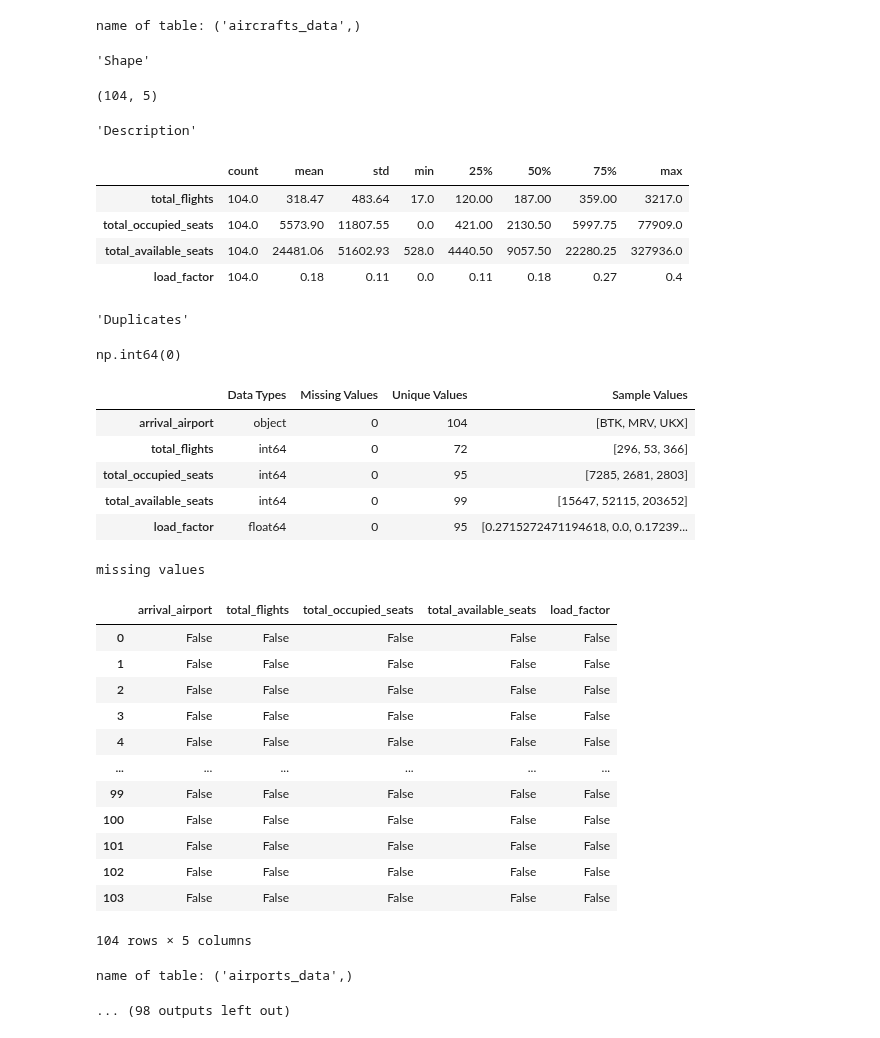
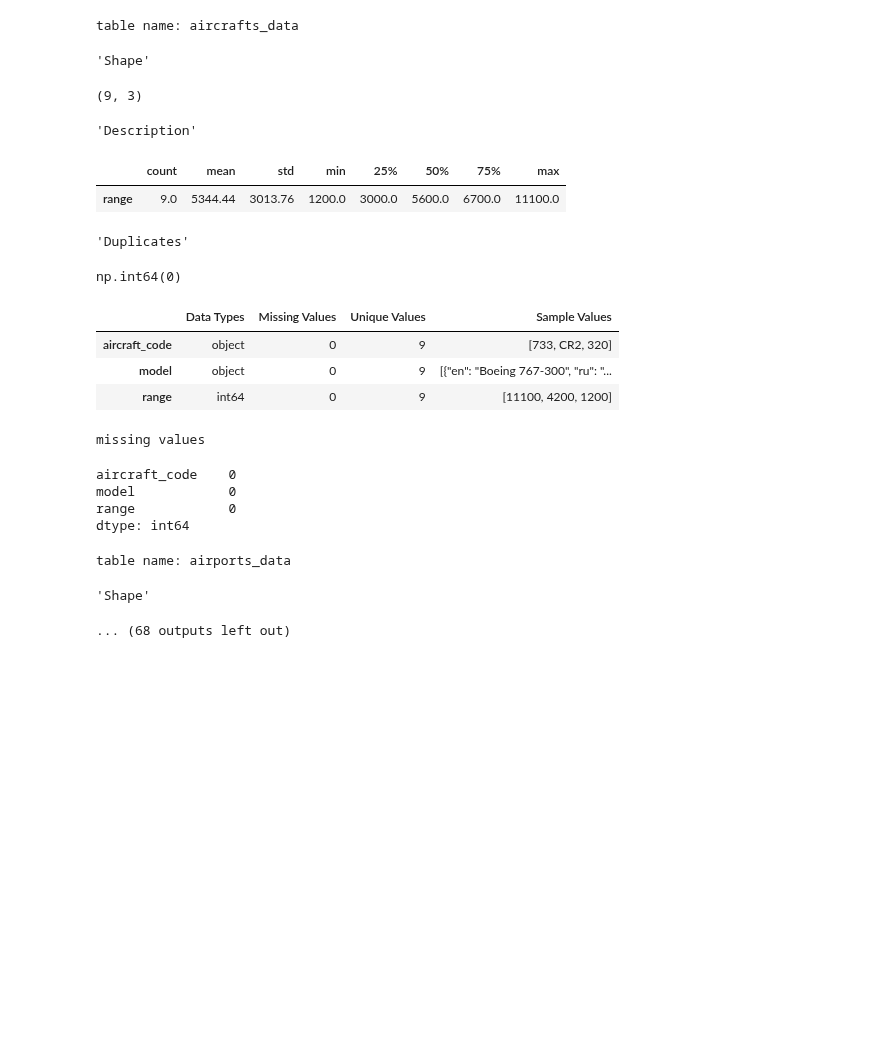
Before and after one commit to YamenNahhas/my-data-project, a Jupyter notebook: notebooks/Airline Data Analysis Using SQL/EDA und Datareinigung.ipynb, the cells around one changed output. Drawn from its saved outputs; the diff is of its cells as text; code cells hidden in the pictures; blank space fills up the shorter version.

```diff
--- a/notebooks/Airline Data Analysis Using SQL/EDA und Datareinigung.ipynb
+++ b/notebooks/Airline Data Analysis Using SQL/EDA und Datareinigung.ipynb
@@ -83,59 +80,48 @@ conn.close()
 # %%
 #Die explorative Datenanalyse (EDA)
 for tabel in tabels:
-    print('name of table:', tabel)
+    table_name = tabel[0]
+    print('table name:', table_name)
+    df_tabel = pd.read_sql_query(f"SELECT * FROM {table_name}", conn)
     display(
         "Shape",
         df_tabel.shape,
     "Description",
     df_tabel.describe().round(2).T,
     "Duplicates",
     df_tabel.duplicated().sum(),
     )
 
 
     overview = pd.DataFrame(
         {
             "Data Types": df_tabel.dtypes,
             "Missing Values": df_tabel.isnull().sum(),
             "Unique Values": df_tabel.nunique(),
             "Sample Values": [df_tabel[col].sample(3).tolist() for col in df_tabel.columns]
         })
     display(overview)
     print('missing values')
-    display(df_tabel.isna())
+    display(df_tabel.isna().sum())
     print('\n'*2)
 # %% [output]
-name of table: ('aircrafts_data',)
+table name: aircrafts_data
 'Shape'
-(104, 5)
+(9, 3)
 'Description'
 |  | count | mean | std | min | 25% | 50% | 75% | max |
-| total_flights | 104.0 | 318.47 | 483.64 | 17.0 | 120.00 | 187.00 | 359.00 | 3217.0 |
-| total_occupied_seats | 104.0 | 5573.90 | 11807.55 | 0.0 | 421.00 | 2130.50 | 5997.75 | 77909.0 |
-| total_available_seats | 104.0 | 24481.06 | 51602.93 | 528.0 | 4440.50 | 9057.50 | 22280.25 | 327936.0 |
-| load_factor | 104.0 | 0.18 | 0.11 | 0.0 | 0.11 | 0.18 | 0.27 | 0.4 |
+| range | 9.0 | 5344.44 | 3013.76 | 1200.0 | 3000.0 | 5600.0 | 6700.0 | 11100.0 |
 'Duplicates'
 np.int64(0)
 |  | Data Types | Missing Values | Unique Values | Sample Values |
-| arrival_airport | object | 0 | 104 | [BTK, MRV, UKX] |
-| total_flights | int64 | 0 | 72 | [296, 53, 366] |
-| total_occupied_seats | int64 | 0 | 95 | [7285, 2681, 2803] |
-| total_available_seats | int64 | 0 | 99 | [15647, 52115, 203652] |
-| load_factor | float64 | 0 | 95 | [0.2715272471194618, 0.0, 0.17239... |
+| aircraft_code | object | 0 | 9 | [733, CR2, 320] |
+| model | object | 0 | 9 | [{"en": "Boeing 767-300", "ru": "... |
+| range | int64 | 0 | 9 | [11100, 4200, 1200] |
 missing values
-|  | arrival_airport | total_flights | total_occupied_seats | total_available_seats | load_factor |
-| 0 | False | False | False | False | False |
-| 1 | False | False | False | False | False |
-| 2 | False | False | False | False | False |
-| 3 | False | False | False | False | False |
-| 4 | False | False | False | False | False |
-| ... | ... | ... | ... | ... | ... |
-| 99 | False | False | False | False | False |
-| 100 | False | False | False | False | False |
-| 101 | False | False | False | False | False |
-| 102 | False | False | False | False | False |
-| 103 | False | False | False | False | False |
-104 rows × 5 columns
+aircraft_code    0
+model            0
+range            0
+dtype: int64
-name of table: ('airports_data',)
+table name: airports_data
-... (98 outputs left out)
+'Shape'
+... (68 outputs left out)
```
Also changed, not shown: parts of 6 cells of this notebook.
